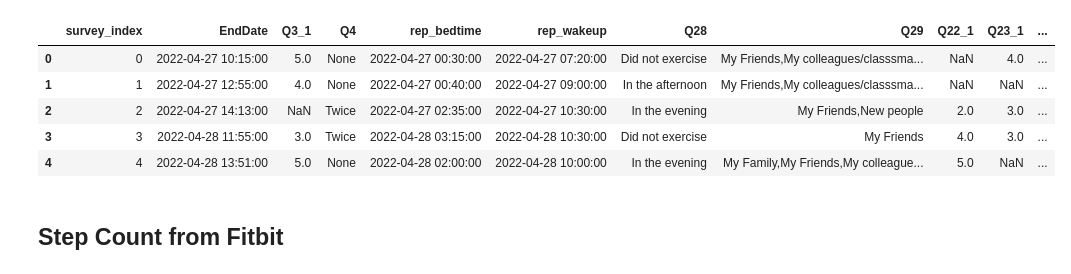
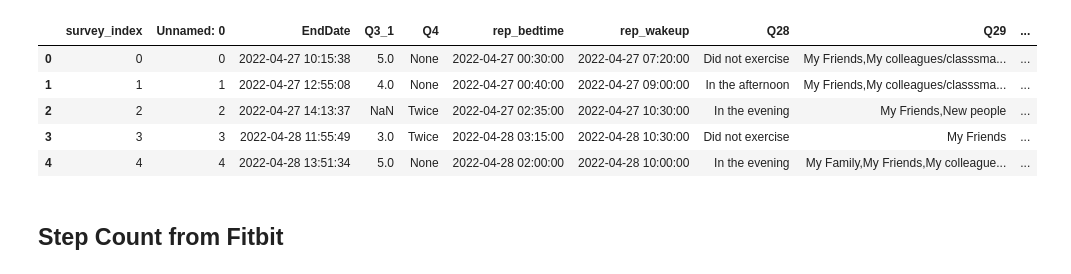
Before and after one commit to beatriceli/wellbeing22, a Jupyter notebook: eda1.ipynb, the cells around one changed output. Cells and saved outputs as stored; diff of their text form; code cells hidden in the pictures.

```diff
--- a/SleepAnalysis1.ipynb
+++ b/eda1.ipynb
@@ -33,39 +37,39 @@ import os
 # %%
 #------------------------------------#
 #-------read check-in survey---------#
 #------------------------------------#
 
-survey_daily = pd.read_csv("/Users/beatriceli/Documents/PhD_Research/GitHub/well-being/cleaned-surveys/daily.csv",parse_dates=["StartDate","EndDate","Q15","Q6"])
+survey_daily = pd.read_csv("datafiles/daily.csv",parse_dates=["StartDate","EndDate","Q15","Q6"])
 # survey_daily["date"] = merged_fit_survey["RecordedDate"].dt.date
-# merged_fit_survey["surveyTime"] = pd.to_datetime(merged_fit_survey["RecordedDate"]).dt.time
+# merged_fit_survey["surveyTime"] = pd.to_datetime(merged_fit_survey["RecordedDate"]).dt.time|
 
 incomp = survey_daily[(survey_daily['Finished'] == False)].index
 survey_daily.drop(incomp, inplace=True)
 # len(survey_daily)
 survey_daily=survey_daily.drop(['RecipientLastName','StartDate','Progress','Duration (in seconds)','Finished','RecordedDate','LocationLatitude','LocationLongitude'], axis=1)
 survey_daily['date'] = survey_daily['EndDate'].dt.date
 # attention check
 survey_daily=survey_daily.drop(['Q33_1', 'Q34_1','Q35_1','Q36_1','Q37_1'], axis=1)
 survey_daily.reset_index(inplace=True)
 survey_daily = survey_daily.rename(columns = {'index':'survey_index','Q15':'rep_bedtime','Q6':'rep_wakeup'})
 
 # convert EndDate,rep_bedtime,rep_wakeup to datetime
 survey_daily['EndDate'] = pd.to_datetime(survey_daily['EndDate'])
 survey_daily['rep_bedtime'] = pd.to_datetime(survey_daily['rep_bedtime'])
 survey_daily['rep_wakeup'] = pd.to_datetime(survey_daily['rep_wakeup'])
 
 # calculate reported sleep duration
 survey_daily['repDuration'] = survey_daily['rep_wakeup'] - survey_daily['rep_bedtime']
 survey_daily['repDuration'] = survey_daily['repDuration'].dt.total_seconds()
 
 survey_daily.head()
 # %% [output]
-|  | survey_index | EndDate | Q3_1 | Q4 | rep_bedtime | rep_wakeup | Q28 | Q29 | Q22_1 | Q23_1 | ... |
-| 0 | 0 | 2022-04-27 10:15:00 | 5.0 | None | 2022-04-27 00:30:00 | 2022-04-27 07:20:00 | Did not exercise | My Friends,My colleagues/classsma... | NaN | 4.0 | ... |
-| 1 | 1 | 2022-04-27 12:55:00 | 4.0 | None | 2022-04-27 00:40:00 | 2022-04-27 09:00:00 | In the afternoon | My Friends,My colleagues/classsma... | NaN | NaN | ... |
-| 2 | 2 | 2022-04-27 14:13:00 | NaN | Twice | 2022-04-27 02:35:00 | 2022-04-27 10:30:00 | In the evening | My Friends,New people | 2.0 | 3.0 | ... |
-| 3 | 3 | 2022-04-28 11:55:00 | 3.0 | Twice | 2022-04-28 03:15:00 | 2022-04-28 10:30:00 | Did not exercise | My Friends | 4.0 | 3.0 | ... |
-| 4 | 4 | 2022-04-28 13:51:00 | 5.0 | None | 2022-04-28 02:00:00 | 2022-04-28 10:00:00 | In the evening | My Family,My Friends,My colleague... | 5.0 | NaN | ... |
+|  | survey_index | Unnamed: 0 | EndDate | Q3_1 | Q4 | rep_bedtime | rep_wakeup | Q28 | Q29 | ... |
+| 0 | 0 | 0 | 2022-04-27 10:15:38 | 5.0 | None | 2022-04-27 00:30:00 | 2022-04-27 07:20:00 | Did not exercise | My Friends,My colleagues/classsma... | ... |
+| 1 | 1 | 1 | 2022-04-27 12:55:08 | 4.0 | None | 2022-04-27 00:40:00 | 2022-04-27 09:00:00 | In the afternoon | My Friends,My colleagues/classsma... | ... |
+| 2 | 2 | 2 | 2022-04-27 14:13:37 | NaN | Twice | 2022-04-27 02:35:00 | 2022-04-27 10:30:00 | In the evening | My Friends,New people | ... |
+| 3 | 3 | 3 | 2022-04-28 11:55:49 | 3.0 | Twice | 2022-04-28 03:15:00 | 2022-04-28 10:30:00 | Did not exercise | My Friends | ... |
+| 4 | 4 | 4 | 2022-04-28 13:51:34 | 5.0 | None | 2022-04-28 02:00:00 | 2022-04-28 10:00:00 | In the evening | My Family,My Friends,My colleague... | ... |
 # %% [markdown]
 ## Step Count from Fitbit
 # %%
```
Also changed, not shown: parts of 17 cells of this notebook, 5 other files.
